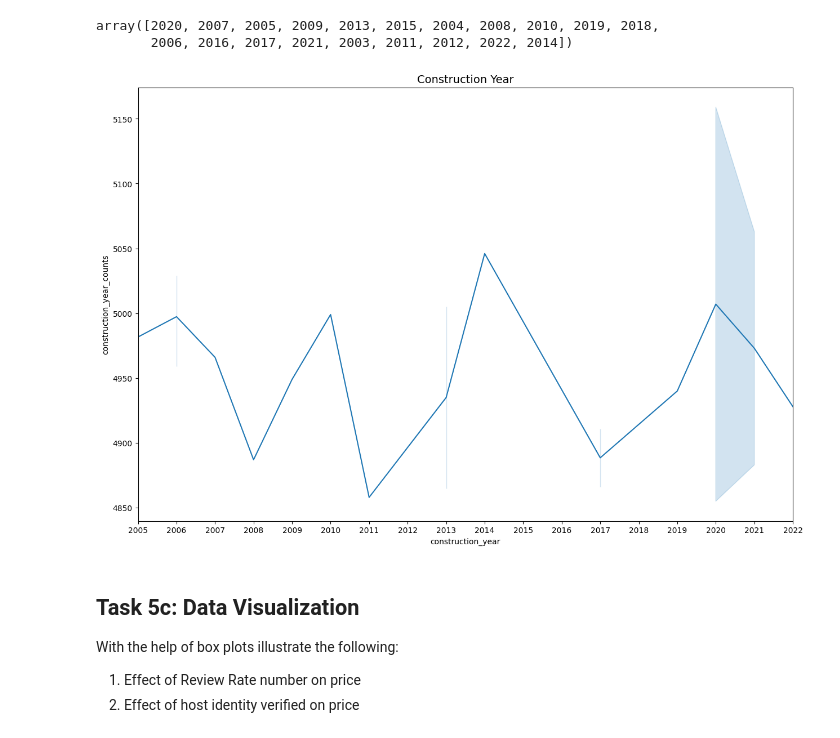
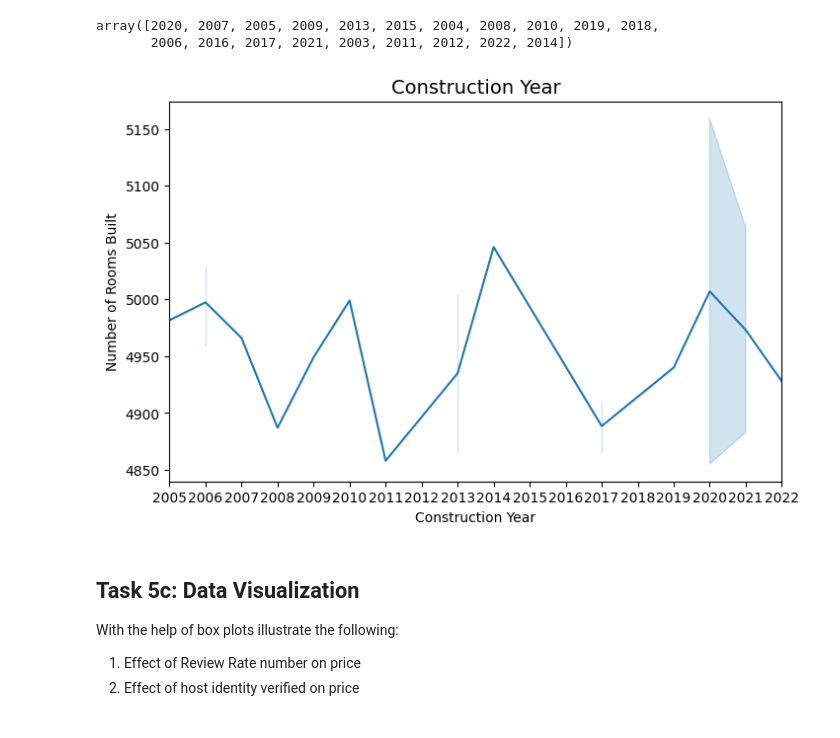
Before and after one commit to GinnyBrown/IBM-SkillsBuild-Capstone-Project-AirBnB, a Jupyter notebook: georgina-brown-ibmskillsbuild-dec-23.ipynb, the cells around one changed output. Cells and saved outputs as stored; diff of their text form; code cells hidden in the pictures.

```diff
--- a/georgina-brown-ibmskillsbuild-dec-23.ipynb
+++ b/georgina-brown-ibmskillsbuild-dec-23.ipynb
@@ -807,14 +777,16 @@ array([2020, 2007, 2005, 2009, 2013, 2015, 2004, 2008, 2010, 2019, 2018,
        2006, 2016, 2017, 2021, 2003, 2011, 2012, 2022, 2014])
 # %%
 fig, ax = plt.subplots()
-fig.set_size_inches(15,10)
+fig.set_size_inches(8,5)
 plt.title('Construction Year', size=14, color='black')
 sns.lineplot(x='construction_year', y='construction_year_counts', data=airbnb, ax=ax)
 ax.set_xlim(2005,2022)
 ax.set_xticks(range(2005,2023))
+plt.xlabel("Construction Year")
+plt.ylabel("Number of Rooms Built")
 plt.show()
 # %% [output]
-[figure, old version]
+[figure, new version]
 # %% [markdown]
 ## **Task 5c: Data Visualization**
 With the help of box plots illustrate the following:
```
Also changed, not shown: parts of 17 cells of this notebook.
